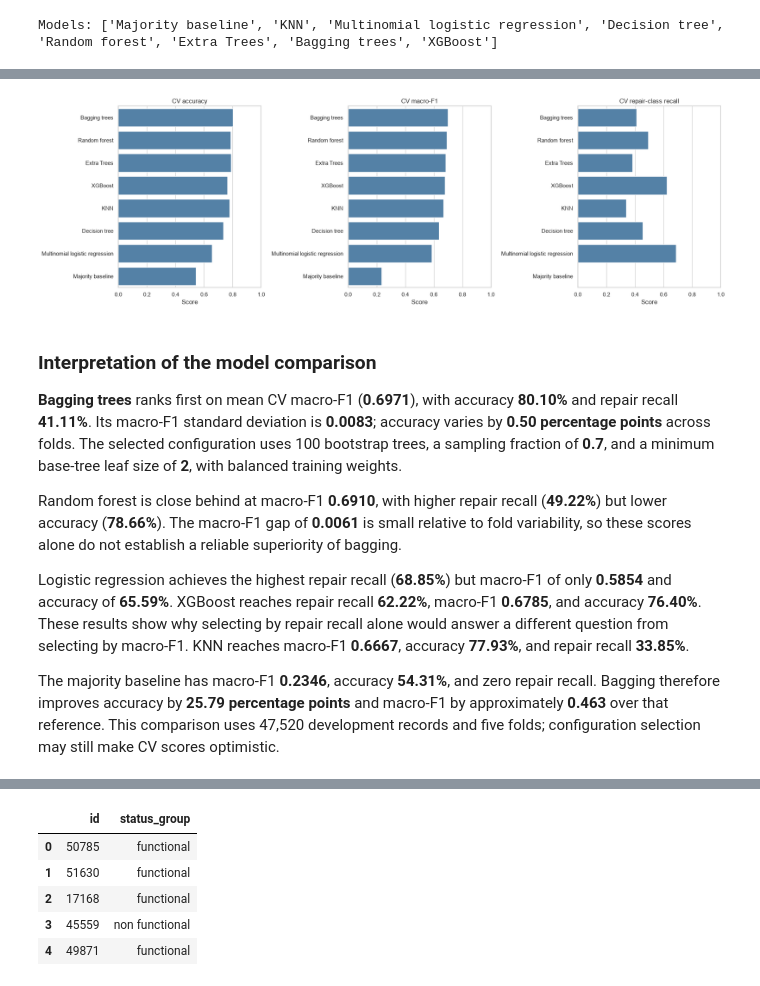
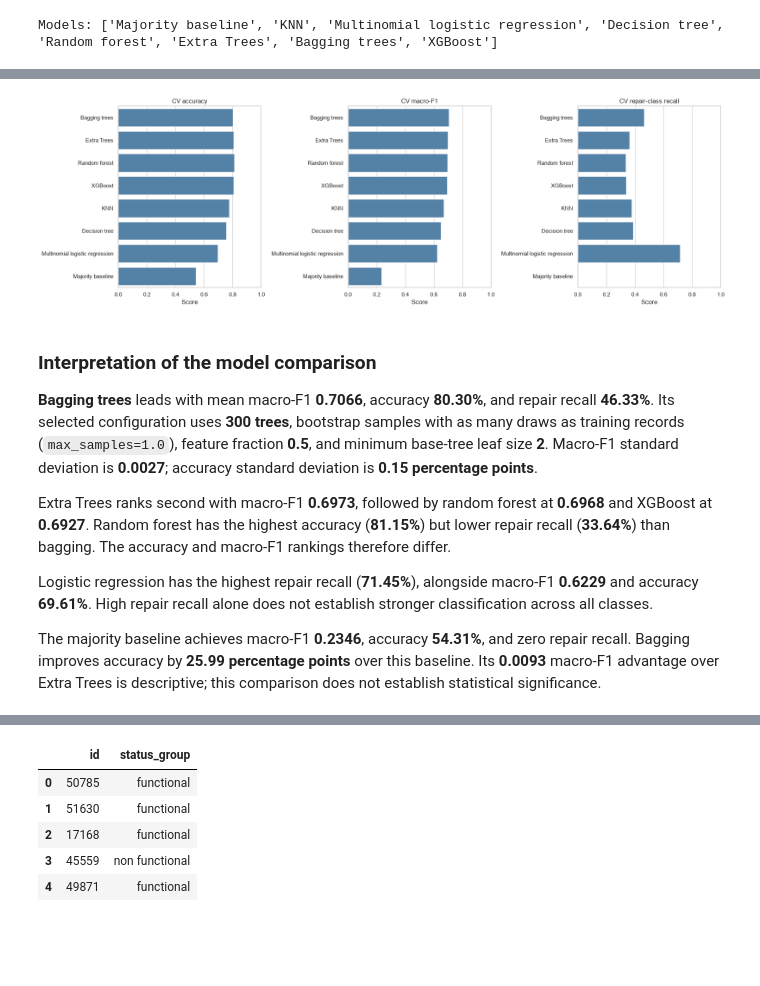
Before and after one commit to Mayedyr/pump-it-up-water-pumps, a Jupyter notebook: notebooks/project.ipynb, the cells around one changed output, grey strips where cells are left out. Saved outputs shown, nothing was run; the diff lists cells and outputs as text; code cells hidden in the pictures; blank space fills up the shorter version.

```diff
--- a/notebooks/project.ipynb
+++ b/notebooks/project.ipynb
@@ -169,9 +191,10 @@ A random split measures performance among similarly sampled records. It does not
 # %%
-# Stratification preserves class proportions in both sets.
-# Use development data for all feature and model decisions.
+invalidate_selection()
+
+# Reserve a stratified holdout before exploration and model selection.
 
 X_dev, X_holdout, y_dev, y_holdout = train_test_split(
-    X, y, test_size=0.20, stratify=y, random_state=SEED
+    X, y, test_size=0.10, stratify=y, random_state=SEED
 )
 
 eda = X_dev.copy()
@@ -548,18 +606,26 @@ class ClassWeightedXGBoost(ClassifierMixin, BaseEstimator):
 # %%
-# Every model receives the same rows and folds for a fair comparison.
-# Repair recall measures how many actual repair cases are detected.
-
+invalidate_selection()
+# Quick mode uses a stratified development sample; full mode uses all rows.
 if QUICK_RUN:
     X_fit, _, y_fit, _ = train_test_split(
-        X_dev_clean, y_dev, train_size=9000, stratify=y_dev, random_state=SEED
+        X_dev_clean,
+        y_dev,
+        train_size=min(9000, len(X_dev_clean) - 1),
+        stratify=y_dev,
+        random_state=SEED,
     )
 else:
-    X_fit = X_dev_clean
-    y_fit = y_dev
+    X_fit, y_fit = X_dev_clean, y_dev
+assert X_dev_clean.index.intersection(X_holdout_clean.index).empty
+search_from_quick_run = QUICK_RUN
 
 cv = StratifiedKFold(n_splits=N_SPLITS, shuffle=True, random_state=SEED)
 
 folds = list(cv.split(X_fit, y_fit))
+# Test repair thresholds on the validation portion of the first CV fold.
+threshold_train_indices, threshold_validation_indices = folds[0]
+X_threshold = X_fit.iloc[threshold_validation_indices]
+y_threshold = y_fit.iloc[threshold_validation_indices]
 
 scoring = {
     "accuracy": "accuracy",
@@ -575,6 +641,7 @@ scoring = {
 assert PRIMARY_METRIC in scoring
 
 print("Rows used by every model:", len(X_fit))
+print("Threshold-testing rows from the first CV fold:", len(X_threshold))
 print("CV folds:", len(folds))
 print("Selection metric:", PRIMARY_METRIC)
 # %% [output]
@@ -813,39 +899,36 @@ display(
 # %%
-# Accuracy, macro-F1, and repair recall answer different questions.
-# Fold standard deviations are variability measures, not confidence intervals.
-
 fig, axes = plt.subplots(1, 3, figsize=(19, 6))
 
 metrics = [
     ("cv_accuracy", "CV accuracy"),
     ("cv_macro_f1", "CV macro-F1"),
     ("cv_repair_recall", "CV repair-class recall"),
 ]
 
 for ax, (metric, title) in zip(axes, metrics):
     sns.barplot(
         data=results,
         x=metric,
         y="model",
         order=results["model"].tolist(),
         color="steelblue",
-        seed=SEED,
+        errorbar=None,
         ax=ax,
     )
 
     ax.set(title=title, xlabel="Score", ylabel="", xlim=(0, 1))
 
 plt.tight_layout()
 plt.show()
 # %% [output]
-[figure, old version]
+[figure, new version]
 # %% [markdown]
 ### Interpretation of the model comparison
 
-**Bagging trees** ranks first on mean CV macro-F1 (**0.6971**), with accuracy **80.10%** and repair recall **41.11%**. Its macro-F1 standard deviation is **0.0083**; accuracy varies by **0.50 percentage points** across folds. The selected configuration uses 100 bootstrap trees, a sampling fraction of **0.7**, and a minimum base-tree leaf size of **2**, with balanced training weights.
+**Bagging trees** leads with mean macro-F1 **0.7066**, accuracy **80.30%**, and repair recall **46.33%**. Its selected configuration uses **300 trees**, bootstrap samples with as many draws as training records (`max_samples=1.0`), feature fraction **0.5**, and minimum base-tree leaf size **2**. Macro-F1 standard deviation is **0.0027**; accuracy standard deviation is **0.15 percentage points**.
 
-Random forest is close behind at macro-F1 **0.6910**, with higher repair recall (**49.22%**) but lower accuracy (**78.66%**). The macro-F1 gap of **0.0061** is small relative to fold variability, so these scores alone do not establish a reliable superiority of bagging.
+Extra Trees ranks second with macro-F1 **0.6973**, followed by random forest at **0.6968** and XGBoost at **0.6927**. Random forest has the highest accuracy (**81.15%**) but lower repair recall (**33.64%**) than bagging. The accuracy and macro-F1 rankings therefore differ.
 
-Logistic regression achieves the highest repair recall (**68.85%**) but macro-F1 of only **0.5854** and accuracy of **65.59%**. XGBoost reaches repair recall **62.22%**, macro-F1 **0.6785**, and accuracy **76.40%**. These results show why selecting by repair recall alone would answer a different question from selecting by macro-F1. KNN reaches macro-F1 **0.6667**, accuracy **77.93%**, and repair recall **33.85%**.
+Logistic regression has the highest repair recall (**71.45%**), alongside macro-F1 **0.6229** and accuracy **69.61%**. High repair recall alone does not establish stronger classification across all classes.
 
-The majority baseline has macro-F1 **0.2346**, accuracy **54.31%**, and zero repair recall. Bagging therefore improves accuracy by **25.79 percentage points** and macro-F1 by approximately **0.463** over that reference. This comparison uses 47,520 development records and five folds; configuration selection may still make CV scores optimistic.
+The majority baseline achieves macro-F1 **0.2346**, accuracy **54.31%**, and zero repair recall. Bagging improves accuracy by **25.99 percentage points** over this baseline. Its **0.0093** macro-F1 advantage over Extra Trees is descriptive; this comparison does not establish statistical significance.
```
Also changed, not shown: parts of 41 cells of this notebook.
